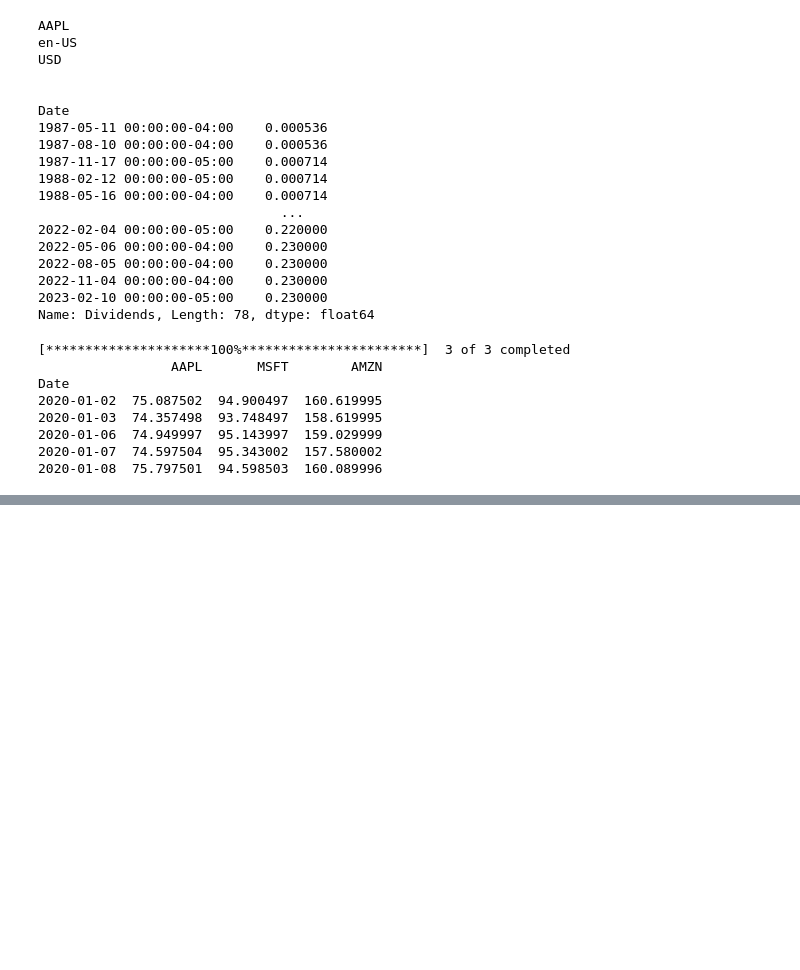
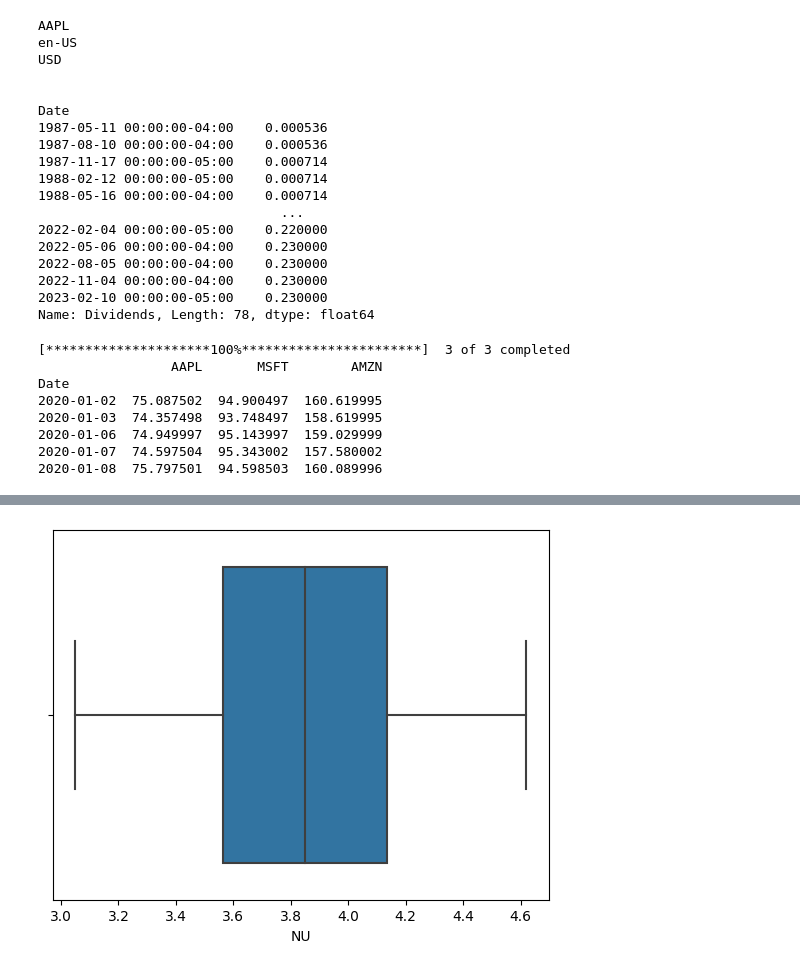
Before and after one commit to apusdigital/flisol-2023, a Jupyter notebook: notebooks/flisol-2023.ipynb, the cells around one changed output, grey strips where cells are left out. Saved outputs shown, nothing was run; the diff lists cells and outputs as text; code cells hidden in the pictures; blank space fills up the shorter version.

```diff
--- a/notebooks/flisol-2023.ipynb
+++ b/notebooks/flisol-2023.ipynb
@@ -239,0 +373,15 @@ DirectMap1G:    10485760 kB
+# %%
+# BASE DE DADOS COM MAIS AÇÕES - preço das ações online
+
+# BOVA11: https://www.sunoresearch.com.br/artigos/bova11/
+
+# seleciona as ações (o BOVA11 é usado como comparativo as demais)
+acoes = ['NUBR33.SA', 'TSLA', 'AMZN', 'MGLU3.SA', 'BOVA11.SA']
+
+# busca os dados das ações (somente o Close, ou seja o valor de fechamento da ação)
+acoes_df = pd.DataFrame()
+for acao in acoes:
+  acoes_df[acao] = pdr.get_data_yahoo(acao, start = '2023-01-01', end = '2023-04-15')['Close']
+
+# exibe as datas e as ações
+print(acoes_df)
@@ -239,0 +408,6 @@ DirectMap1G:    10485760 kB
+# %%
+# renomeia as colunas do dataframe
+acoes_df = acoes_df.rename(columns={'NUBR33.SA': 'NU', 'TSLA': 'TESLA', 'AMZN': 'AMAZON', 'MGLU3.SA': 'MAGALU', 'BOVA11.SA': 'BOVA'})
+
+# exibe os novos valores do cabeçalho
+print(acoes_df.head())
@@ -239,0 +458,9 @@ DirectMap1G:    10485760 kB
+# %%
+# BOXPLOT (valores min e máx)
+
+# busca as ações do NUBANK
+sns.boxplot(x = acoes_df['NU']);
+# os pontos a direita são os outliers
+# as divisões do retângulo (mediana) são: 1º quartil e 2º quartil
+# %% [output]
+[figure, added]
```
Also changed, not shown: parts of 35 cells of this notebook, 1 other file.
